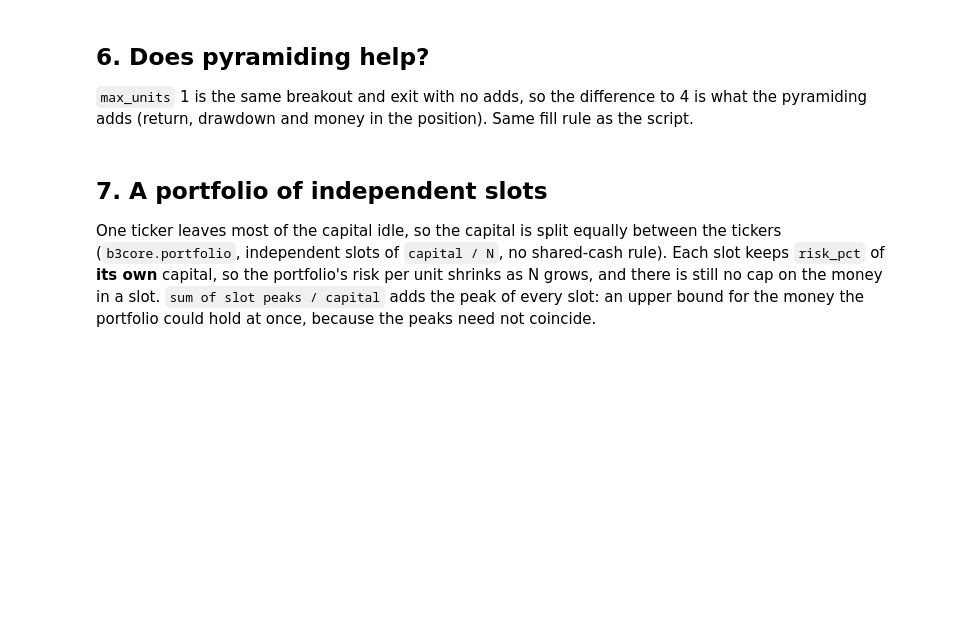
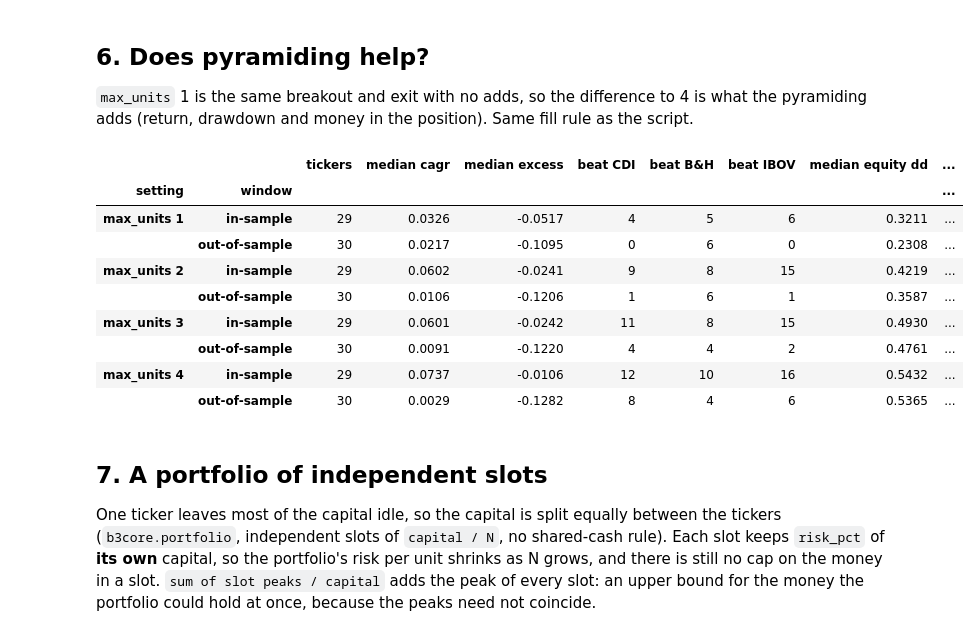
Before and after one commit to arthursl12/screener, a Jupyter notebook: notebooks/turtle.ipynb, the cells around one changed output. Cells and saved outputs as stored; diff of their text form; code cells hidden in the pictures; blank space fills up the shorter version.

```diff
--- a/notebooks/turtle.ipynb
+++ b/notebooks/turtle.ipynb
@@ -368,9 +477,20 @@ fill_study
 
 `max_units` 1 is the same breakout and exit with no adds, so the difference to 4 is what the pyramiding adds (return, drawdown and money in the position). Same fill rule as the script.
 # %%
-UNITS = {f"max_units {n}": replace(CONFIG, max_units=n) for n in (1, 2, 4)}
+UNITS = {f"max_units {n}": replace(CONFIG, max_units=n) for n in (1, 2, 3, 4)}
 units_study = compare_settings(UNITS, ibov_is, ibov_oos, MIN_CANDLES_IBOV // 2, 120)
 units_study
+# %% [output]
+|  |  | tickers | median cagr | median excess | beat CDI | beat B&H | beat IBOV | median equity dd | ... |
+| setting | window |  |  |  |  |  |  |  | ... |
+| max_units 1 | in-sample | 29 | 0.0326 | -0.0517 | 4 | 5 | 6 | 0.3211 | ... |
+|  | out-of-sample | 30 | 0.0217 | -0.1095 | 0 | 6 | 0 | 0.2308 | ... |
+| max_units 2 | in-sample | 29 | 0.0602 | -0.0241 | 9 | 8 | 15 | 0.4219 | ... |
+|  | out-of-sample | 30 | 0.0106 | -0.1206 | 1 | 6 | 1 | 0.3587 | ... |
+| max_units 3 | in-sample | 29 | 0.0601 | -0.0242 | 11 | 8 | 15 | 0.4930 | ... |
+|  | out-of-sample | 30 | 0.0091 | -0.1220 | 4 | 4 | 2 | 0.4761 | ... |
+| max_units 4 | in-sample | 29 | 0.0737 | -0.0106 | 12 | 10 | 16 | 0.5432 | ... |
+|  | out-of-sample | 30 | 0.0029 | -0.1282 | 8 | 4 | 6 | 0.5365 | ... |
 # %% [markdown]
 ## 7. A portfolio of independent slots
 
```
Also changed, not shown: parts of 15 cells of this notebook, 1 other file.
